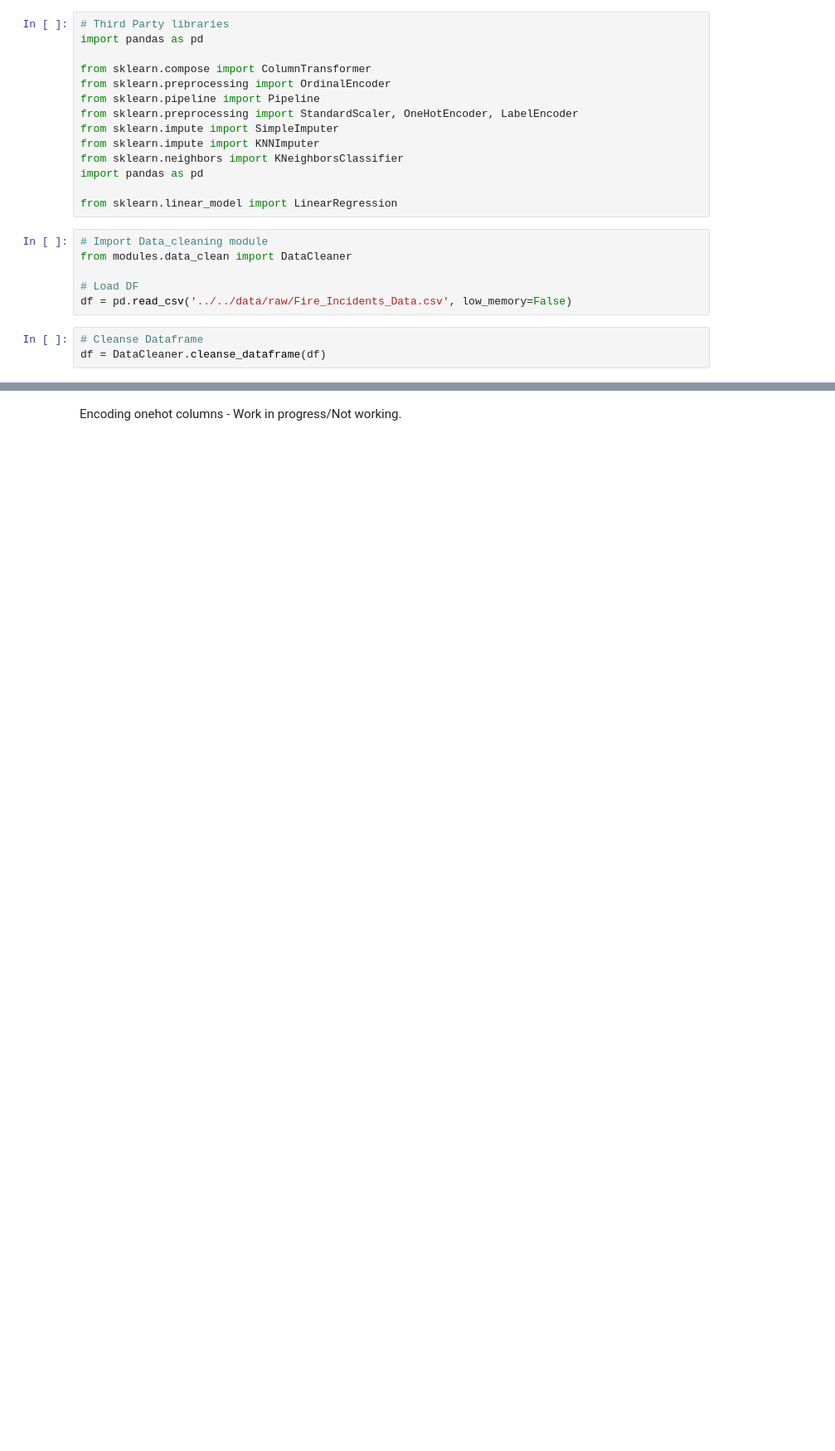
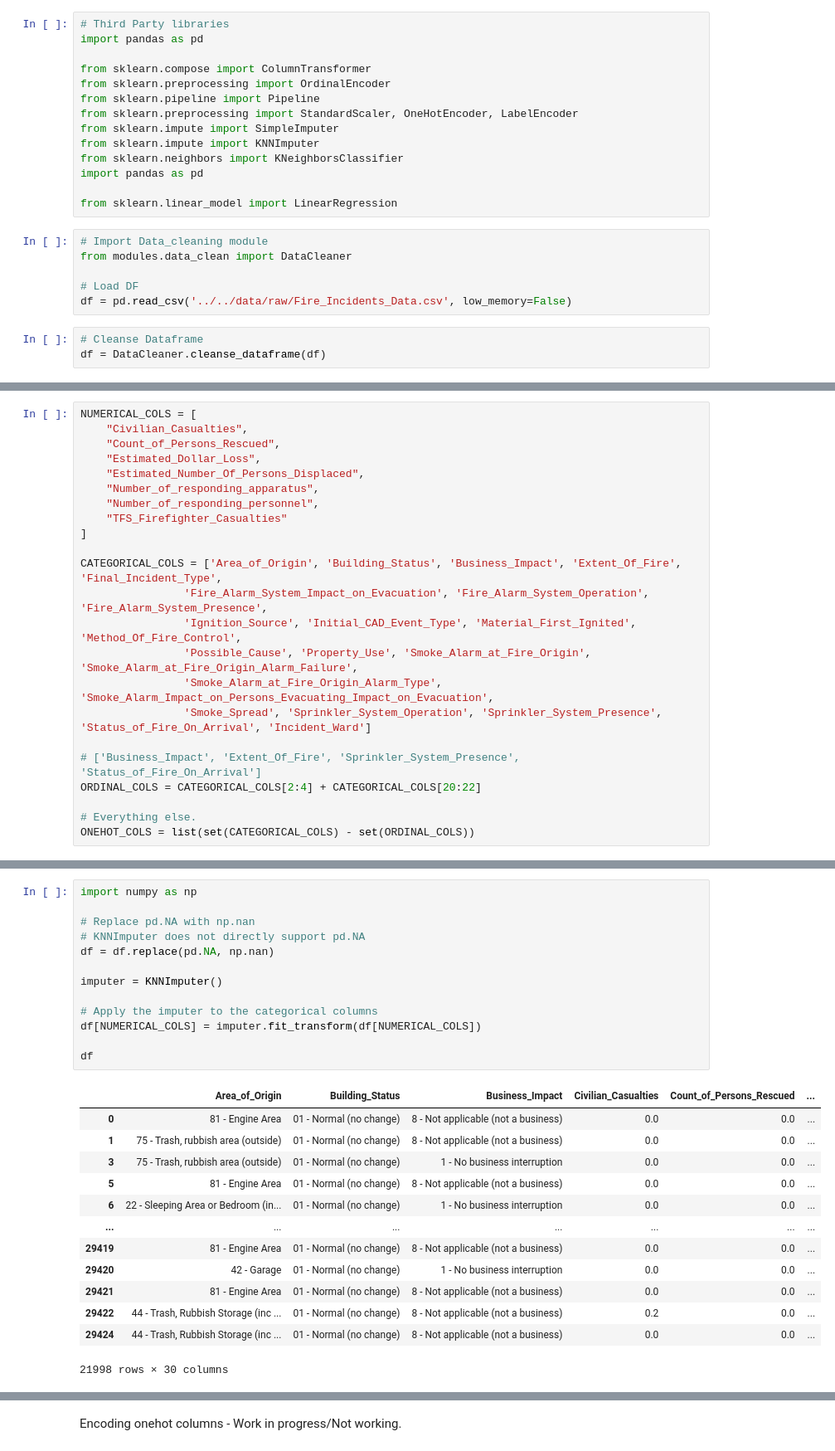
Before and after one commit to mauriliotbs/torontofireincidents, a Jupyter notebook: src/modeling/main_nopipeline.ipynb, the cells around one changed output, grey strips where cells are left out. Shown: that part at 83% size. Cells and saved outputs as stored; diff of their text form; blank space fills up the shorter version.

```diff
--- a/src/modeling/main_nopipeline.ipynb
+++ b/src/modeling/main_nopipeline.ipynb
@@ -39,0 +46,23 @@ df
+# %%
+NUMERICAL_COLS = [
+    "Civilian_Casualties",
+    "Count_of_Persons_Rescued",
+    "Estimated_Dollar_Loss",
+    "Estimated_Number_Of_Persons_Displaced",
+    "Number_of_responding_apparatus",
+    "Number_of_responding_personnel",
+    "TFS_Firefighter_Casualties"
+]
+
+CATEGORICAL_COLS = ['Area_of_Origin', 'Building_Status', 'Business_Impact', 'Extent_Of_Fire', 'Final_Incident_Type',
+                'Fire_Alarm_System_Impact_on_Evacuation', 'Fire_Alarm_System_Operation', 'Fire_Alarm_System_Presence',
+                'Ignition_Source', 'Initial_CAD_Event_Type', 'Material_First_Ignited', 'Method_Of_Fire_Control',
+                'Possible_Cause', 'Property_Use', 'Smoke_Alarm_at_Fire_Origin', 'Smoke_Alarm_at_Fire_Origin_Alarm_Failure',
+                'Smoke_Alarm_at_Fire_Origin_Alarm_Type', 'Smoke_Alarm_Impact_on_Persons_Evacuating_Impact_on_Evacuation',
+                'Smoke_Spread', 'Sprinkler_System_Operation', 'Sprinkler_System_Presence', 'Status_of_Fire_On_Arrival', 'Incident_Ward']
+
+# ['Business_Impact', 'Extent_Of_Fire', 'Sprinkler_System_Presence', 'Status_of_Fire_On_Arrival']
+ORDINAL_COLS = CATEGORICAL_COLS[2:4] + CATEGORICAL_COLS[20:22]
+
+# Everything else.
+ONEHOT_COLS = list(set(CATEGORICAL_COLS) - set(ORDINAL_COLS))
@@ -40 +85,28 @@ df
+# %%
+import numpy as np
+
+# Replace pd.NA with np.nan
+# KNNImputer does not directly support pd.NA
+df = df.replace(pd.NA, np.nan)
+
+imputer = KNNImputer()
+
+# Apply the imputer to the categorical columns
+df[NUMERICAL_COLS] = imputer.fit_transform(df[NUMERICAL_COLS])
+
+df
+# %% [output]
+|  | Area_of_Origin | Building_Status | Business_Impact | Civilian_Casualties | Count_of_Persons_Rescued | ... |
+| 0 | 81 - Engine Area | 01 - Normal (no change) | 8 - Not applicable (not a business) | 0.0 | 0.0 | ... |
+| 1 | 75 - Trash, rubbish area (outside) | 01 - Normal (no change) | 8 - Not applicable (not a business) | 0.0 | 0.0 | ... |
+| 3 | 75 - Trash, rubbish area (outside) | 01 - Normal (no change) | 1 - No business interruption | 0.0 | 0.0 | ... |
+| 5 | 81 - Engine Area | 01 - Normal (no change) | 8 - Not applicable (not a business) | 0.0 | 0.0 | ... |
+| 6 | 22 - Sleeping Area or Bedroom (in... | 01 - Normal (no change) | 1 - No business interruption | 0.0 | 0.0 | ... |
+| ... | ... | ... | ... | ... | ... | ... |
+| 29419 | 81 - Engine Area | 01 - Normal (no change) | 8 - Not applicable (not a business) | 0.0 | 0.0 | ... |
+| 29420 | 42 - Garage | 01 - Normal (no change) | 1 - No business interruption | 0.0 | 0.0 | ... |
+| 29421 | 81 - Engine Area | 01 - Normal (no change) | 8 - Not applicable (not a business) | 0.0 | 0.0 | ... |
+| 29422 | 44 - Trash, Rubbish Storage (inc ... | 01 - Normal (no change) | 8 - Not applicable (not a business) | 0.2 | 0.0 | ... |
+| 29424 | 44 - Trash, Rubbish Storage (inc ... | 01 - Normal (no change) | 8 - Not applicable (not a business) | 0.0 | 0.0 | ... |
+21998 rows × 30 columns
 # %% [markdown]
```
Also changed, not shown: parts of 22 cells of this notebook, 1 other file.
